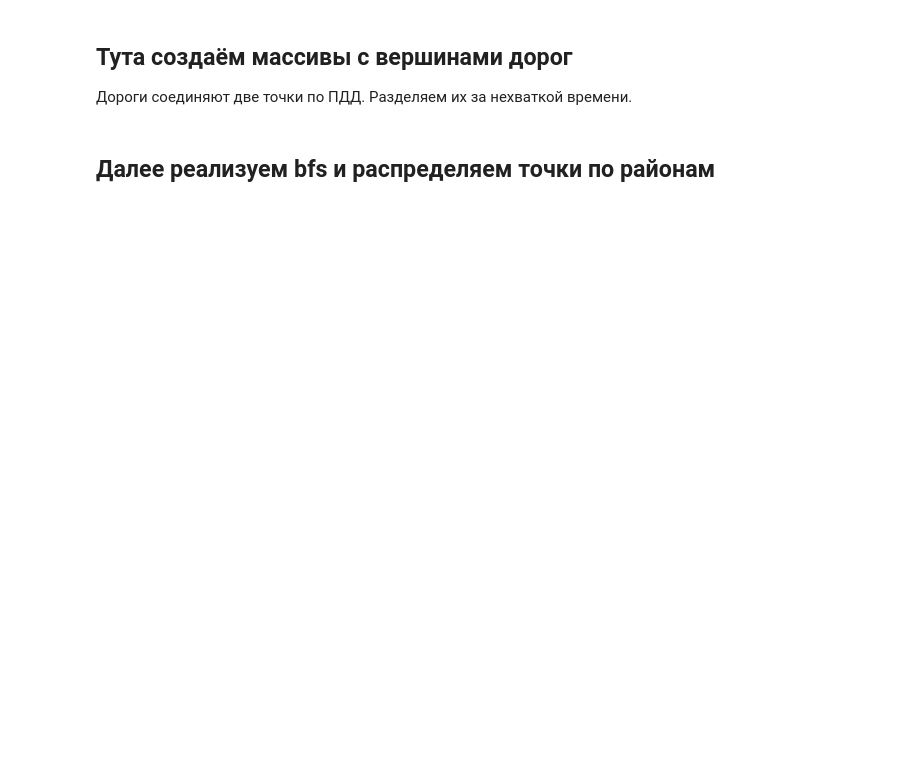
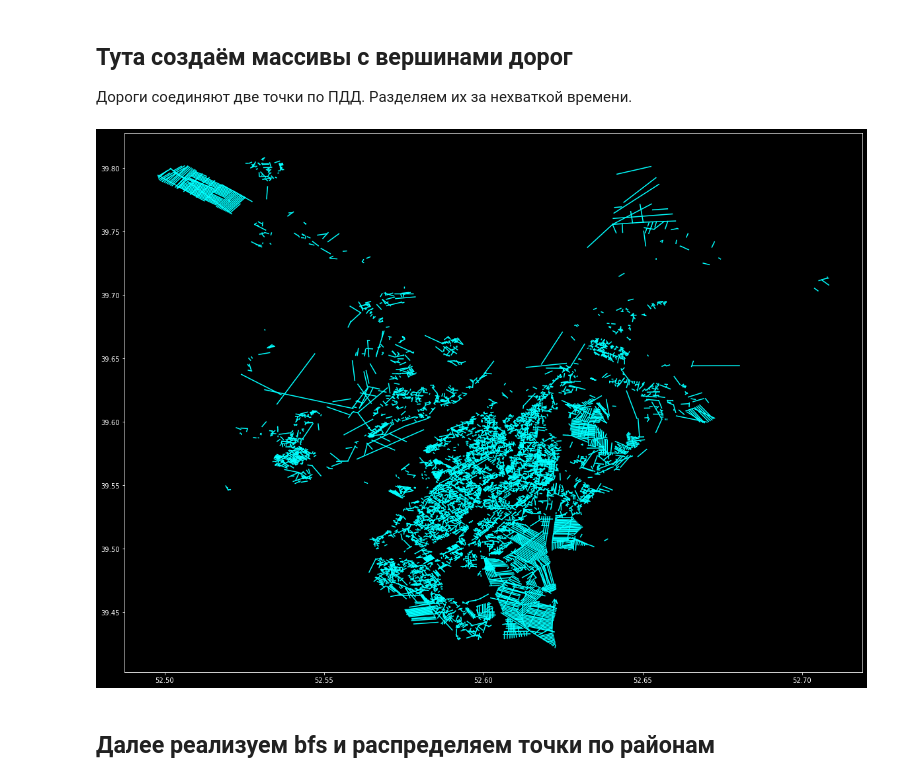
Before and after one commit to Valentinius/IT_Cow, a Jupyter notebook: set_dots.ipynb, the cells around one changed output. Saved outputs shown, nothing was run; the diff lists cells and outputs as text; code cells hidden in the pictures; blank space fills up the shorter version.

```diff
--- a/set_dots.ipynb
+++ b/set_dots.ipynb
@@ -45,6 +125,16 @@ r_out = []
 for i in range(roads.shape[0]):
     r_in.append(roads['in_vertics'][i]['vertics_id'])
     r_out.append(roads['out_vertics'][i]['vertics_id'])
+# %%
+fig, ax = plt.subplots()
+fig.set_size_inches(20, 15)
+
+for i in range(len(r_in)):
+    x1, y1 = points[p_id.index(r_in[i])]
+    x2, y2 = points[p_id.index(r_out[i])]
+    plt.plot((x1, x2), (y1, y2), color='cyan')
+# %% [output]
+[figure, added]
 # %% [markdown]
 ## Далее реализуем bfs и распределяем точки по районам
 # %%
```
Also changed, not shown: parts of 18 cells of this notebook, 3 other files.
